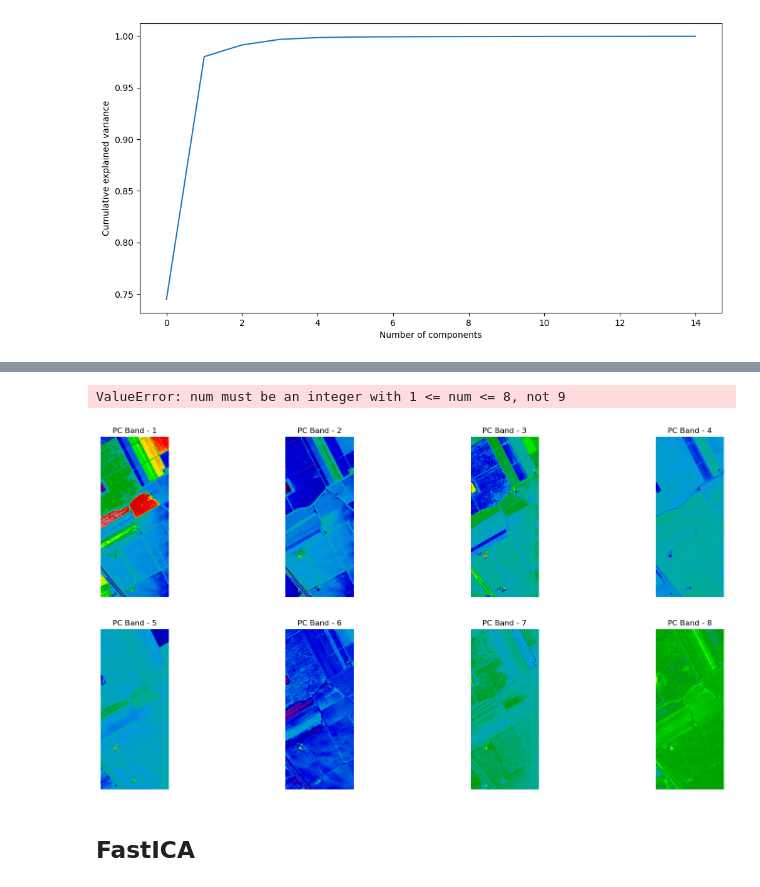
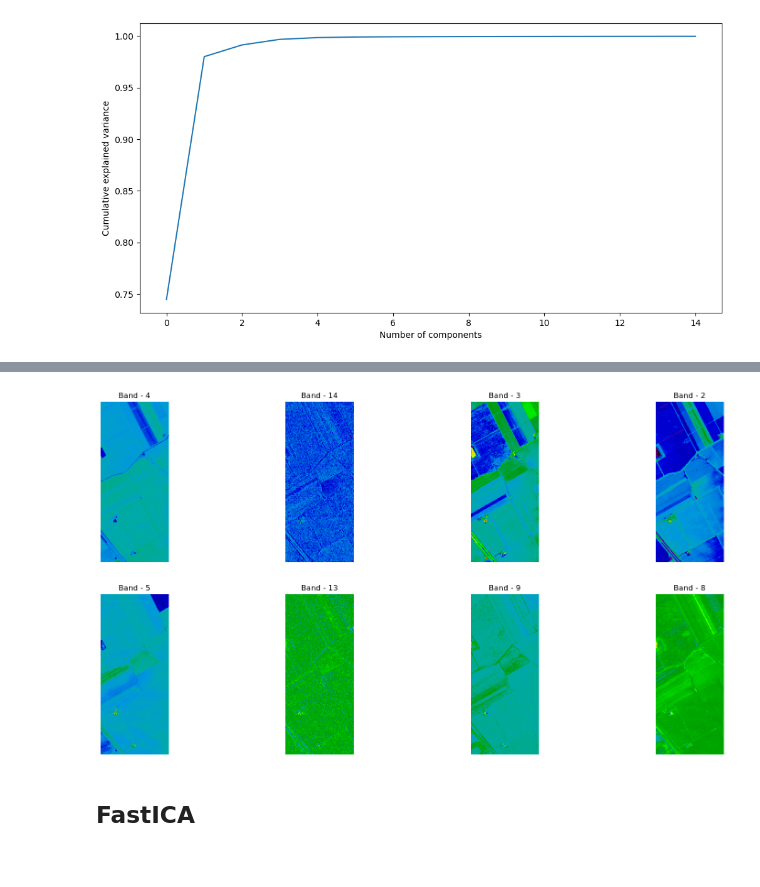
Before and after one commit to LuccaMartins/DS-Lab-1, a Jupyter notebook: dim_reduction.ipynb, the cells around one changed output, grey strips where cells are left out. Saved outputs shown, nothing was run; the diff lists cells and outputs as text; code cells hidden in the pictures.

```diff
--- a/dim_reduction.ipynb
+++ b/dim_reduction.ipynb
@@ -111,6 +112,35 @@ df.iloc[:, :-1].describe()
 8 rows × 204 columns
 # %% [markdown]
 # Dimensionality Reduction
+# %%
+from sklearn.decomposition import FastICA
+from sklearn.decomposition import PCA
+
+
+def show_random_bands(df_dr):
+    fig = plt.figure(figsize = (20, 10))
+
+    random_bands = random.sample(range(1, df_dr.shape[1]-1), 8)
+    for i in range(1, 8+1):
+        fig.add_subplot(2,4, i)
+        plt.imshow(df_dr.loc[:, f'Band-{random_bands[i-1]}'].values.reshape(y.shape[0], y.shape[1]), cmap='nipy_spectral')
+        plt.axis('off')
+        plt.title(f'Band - {random_bands[i-1]}')
+
+def apply_DR(method, n_components):
+    if method == 'PCA':
+        pca = PCA(n_components = n_components)
+        dt = pca.fit_transform(df.iloc[:, :-1].values)
+    elif method == 'FastICA':
+        fast_ica = FastICA(n_components=n_components,
+         random_state=0,
+         whiten='unit-variance')
+        dt = fast_ica.fit_transform(df.iloc[:, :-1].values)
+    dr_df = pd.concat([pd.DataFrame(data = dt), pd.DataFrame(data = y.ravel())], axis = 1)
+    dr_df.columns = [f'Band-{i}' for i in range(1,n_components+1)]+['class']
+
+    dr_df.head()
+    return dr_df
 # %% [markdown]
 ## PCA
 # %%
@@ -152,11 +165,9 @@ df_pca.head()
 # %%
-fig = plt.figure(figsize = (20, 10))
+dr_df = apply_DR(method='PCA', n_components=n_components)
+show_random_bands(dr_df)
 
-for i in range(1, 1+n_components):
-    fig.add_subplot(2,4, i)
-    plt.imshow(df_pca.loc[:, f'PC-{i}'].values.reshape(y.shape[0], y.shape[1]), cmap='nipy_spectral')
-    plt.axis('off')
-    plt.title(f'PC Band - {i}')
+# saving to .mat
+reshaped_data = np.array([row[1][:-1] for row in dr_df.iterrows()]).reshape((X.shape[0], X.shape[1], n_components))
+savemat(f'Datasets/{dataset_name}/{dataset_name}_PCA_{n_components}.mat', {'data': reshaped_data})
 # %% [output]
-ValueError: num must be an integer with 1 <= num <= 8, not 9
-[figure, old version]
+[figure, new version]
```
Also changed, not shown: parts of 10 cells of this notebook, 7 other files.
